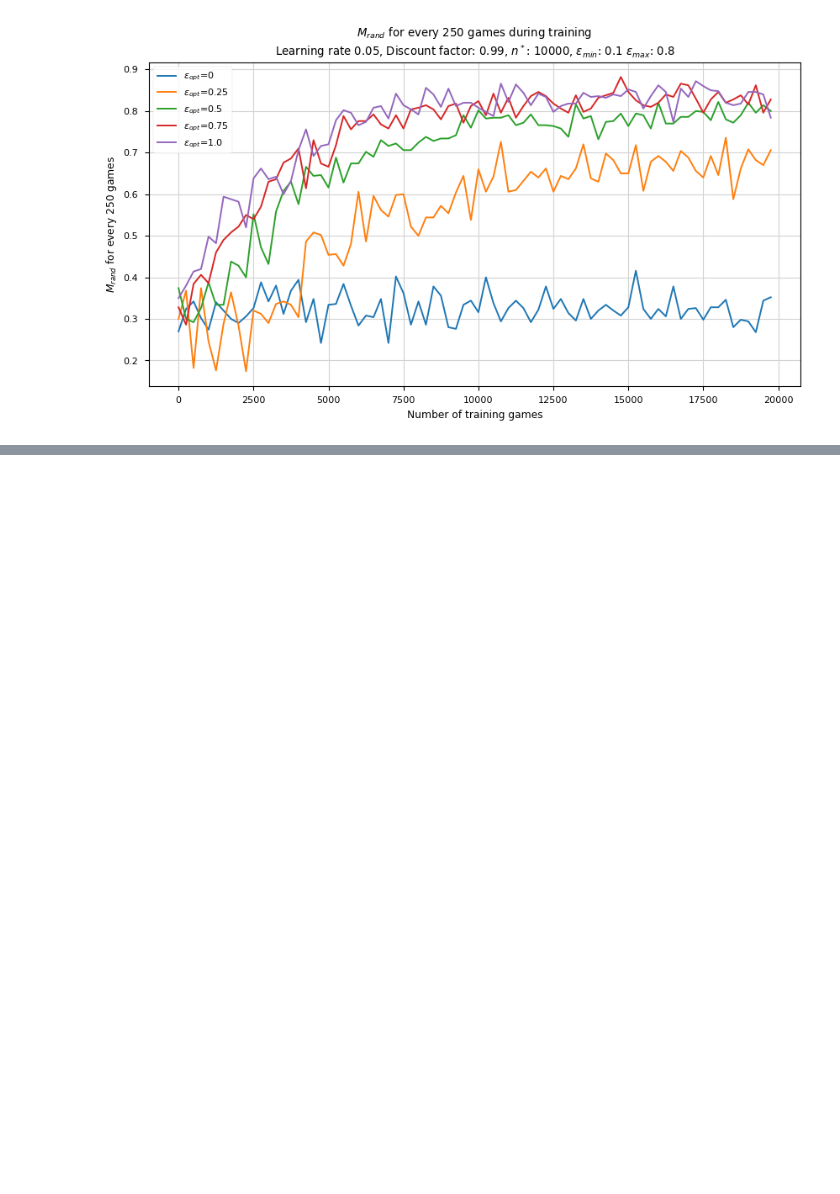
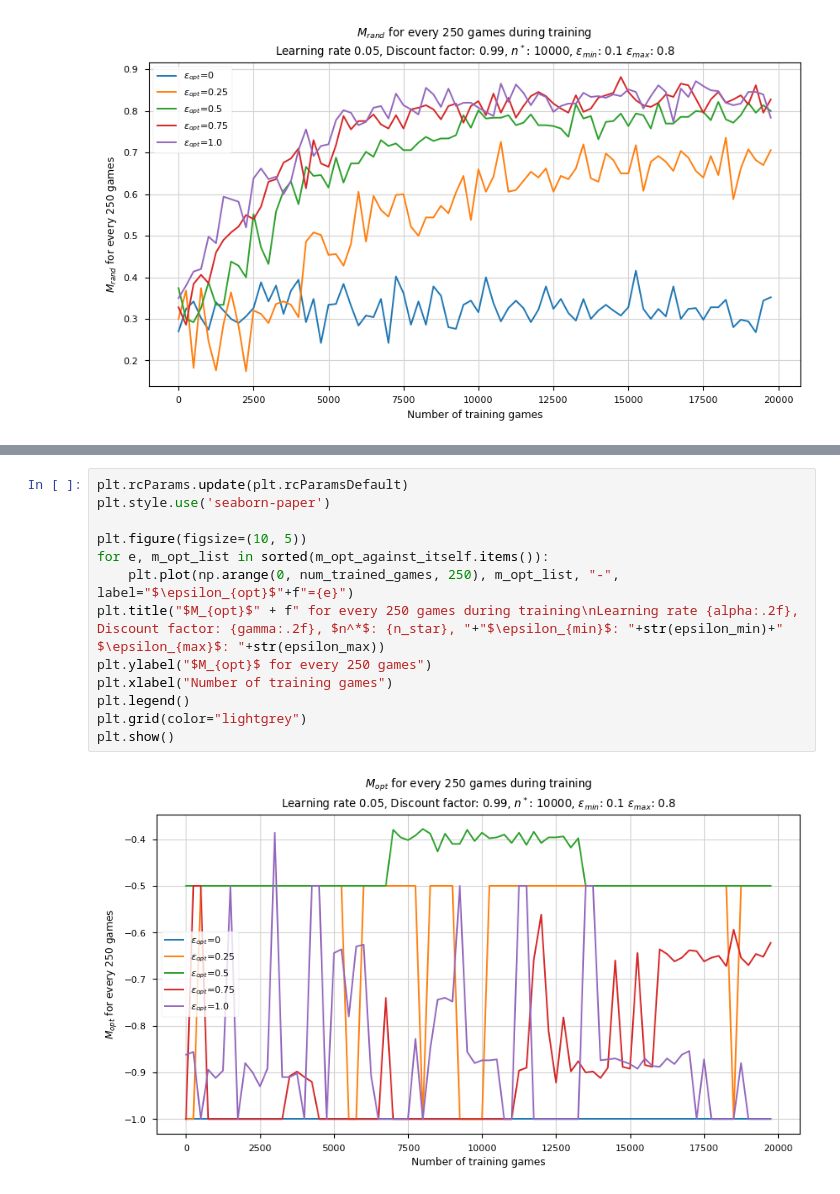
Before and after one commit to albertaillet/Miniproject1, a Jupyter notebook: Q-learning.ipynb, the cells around one changed output, grey strips where cells are left out. Cells and saved outputs as stored; diff of their text form; blank space fills up the shorter version.

```diff
--- a/Q-learning.ipynb
+++ b/Q-learning.ipynb
@@ -498,0 +545,15 @@ for itr in tqdm(range(num_episodes), desc="Q-learning"):
+# %%
+plt.rcParams.update(plt.rcParamsDefault)
+plt.style.use('seaborn-paper')
+
+plt.figure(figsize=(10, 5))
+for e, m_opt_list in sorted(m_opt_against_itself.items()):
+    plt.plot(np.arange(0, num_trained_games, 250), m_opt_list, "-", label="$\epsilon_{opt}$"+f"={e}")
+plt.title("$M_{opt}$" + f" for every 250 games during training\nLearning rate {alpha:.2f}, Discount factor: {gamma:.2f}, $n^*$: {n_star}, "+"$\epsilon_{min}$: "+str(epsilon_min)+" $\epsilon_{max}$: "+str(epsilon_max))
+plt.ylabel("$M_{opt}$ for every 250 games")
+plt.xlabel("Number of training games")
+plt.legend()
+plt.grid(color="lightgrey")
+plt.show()
+# %% [output]
+[figure, added]
```
Also changed, not shown: parts of 19 cells of this notebook, 4 other files.
